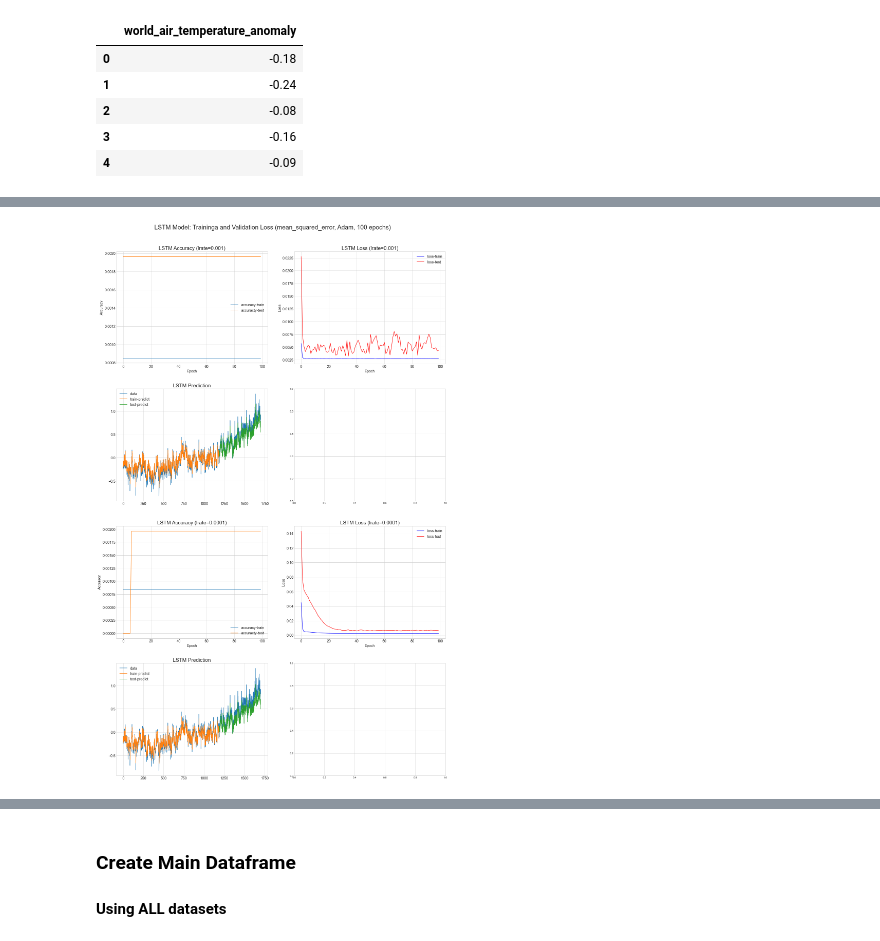
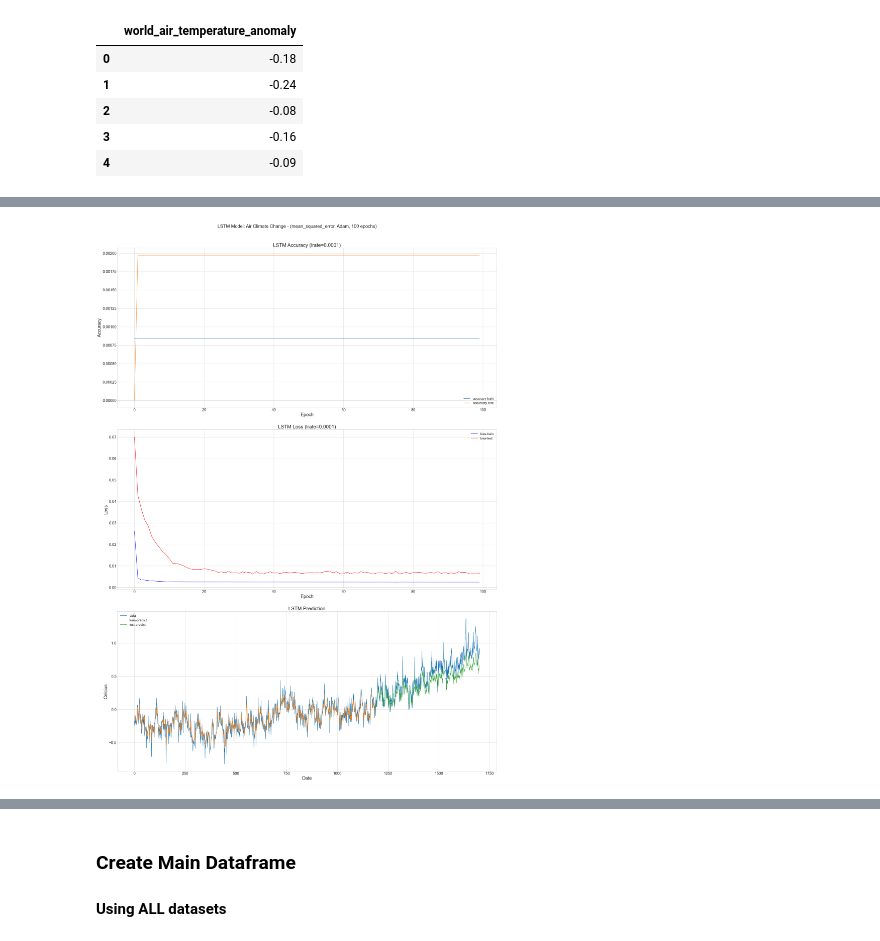
Before and after one commit to raymondj-pace/CS673-conf, a Jupyter notebook: CS673-Conf.ipynb, the cells around one changed output, grey strips where cells are left out. Drawn from its saved outputs; the diff is of its cells as text; code cells hidden in the pictures.

Commit message:
Needs some work on the X-lables, reshape on lookback, score not in corect format when lookback is greater than 1

```diff
--- a/CS673-Conf.ipynb
+++ b/CS673-Conf.ipynb
@@ -18,10 +26,10 @@ from tensorflow.keras.optimizers import Adam
 # %%
 data_dir = './data/'
+tb_dir = './tensorboard'
+models_dir = './models/'
 
-fig_x = 20
-fig_y = 30
-
-BATCH_SIZE = 1
+fig_x = 30
+fig_y = 40
 
 learning_rates = [1.0, 0.1, 0.01, 0.001, 0.0001, 0.00001, 0.000001, 0.0000001]
 # %%
@@ -159,20 +172,25 @@ def create_lstm_model(trainX, trainY, testX, testY, lrate, loss_type, epochs):
 
     return history, model
 # %%
-#
-# Try different learning rates for Adam
-#
+learning_rates = [0.0001]
 
 plt.style.use('seaborn-whitegrid')
-f, ax = plt.subplots(len(learning_rates) * 2, 2, figsize=(fig_x, fig_y));
+f, ax = plt.subplots(len(learning_rates) * 3, 1, figsize=(fig_x, fig_y));
 
 row = 0
 col = 0
 cnt = 0
 
+
+batch_size = 1
+loss_type = 'mean_squared_error'
+
 for lrate in learning_rates:
 
-    history_lstm, lstm_model = create_lstm_model(trainX, trainY, testX, testY, lrate, 'mean_squared_error', 100)
+    cnt += 1
+
+    history_lstm, lstm_model = create_lstm_model(trainX, trainY, testX, testY, lrate, loss_type, 100, look_back, batch_size)
+    lstm_model.save('./models/lstm_model_' + str(cnt))
 
     #
     # Predictions
@@ -196,67 +214,70 @@ for lrate in learning_rates:
     testScore = math.sqrt(mean_squared_error(testY_orig[0], testPredict[:,0]))
     print('Test Score: %.2f RMSE' % (testScore))
 
+
     #
+    # Fix up plotting arrays
+    # TODO: Adjust x-value arrays for dates
+    #
+
     # shift train predictions for plotting
-    #
     trainPredictPlot = numpy.empty_like(dataset)
     trainPredictPlot[:, :] = numpy.nan
     trainPredictPlot[look_back:len(trainPredict)+look_back, :] = trainPredict
+    print(len(trainPredict))
+    print(len(trainPredictPlot))
 
-    #
     # shift test predictions for plotting
-    #
     testPredictPlot = numpy.empty_like(dataset)
     testPredictPlot[:, :] = numpy.nan
     testPredictPlot[len(trainPredict)+(look_back*2)+1:len(dataset)-1, :] = testPredict
+    print(len(testPredict))
+    print(len(testPredictPlot))
 
-    if col == 2:
-        col = 0
-        row += 1
 
     epochs = range(len(history_lstm.history['loss']))
 
-    ax[row,col].plot(epochs, history_lstm.history['accuracy'], label='accuracy-train')
-    ax[row,col].plot(epochs, history_lstm.history['val_accuracy'], label='accuracty-test')
-    ax[row,col].set_title('LSTM Accuracy (lrate=' + str(lrate) + ')', fontsize=20)
-    ax[row,col].legend(fontsize='x-large')
-    ax[row,col].tick_params(axis='both', labelsize=14)
-    ax[row,col].set_xlabel('Epoch', fontsize=14)
-    ax[row,col].set_ylabel('Accuracy', fontsize=14)
+    ax[row].plot(epochs, history_lstm.history['accuracy'], label='accuracy-train')
+    ax[row].plot(epochs, history_lstm.history['val_accuracy'], label='accuracty-test')
+    ax[row].set_title('LSTM Accuracy (lrate=' + str(lrate) + ')', fontsize=26)
+    ax[row].legend(fontsize='xx-large')
+    ax[row].tick_params(axis='both', labelsize=20)
+    ax[row].set_xlabel('Epoch', fontsize=24)
+    ax[row].set_ylabel('Accuracy', fontsize=24)
 
-    col += 1
+    row += 1
 
-    ax[row,col].plot(epochs, history_lstm.history['loss'], "b", label='loss-train')
-    ax[row,col].plot(epochs, history_lstm.history['val_loss'], "r", label='loss-test')
-    ax[row,col].set_title('LSTM Loss (lrate=' + str(lrate) + ')', fontsize=20)
-    ax[row,col].legend(fontsize='x-large')
-    ax[row,col].tick_params(axis='both', labelsize=14)
-    ax[row,col].set_xlabel('Epoch', fontsize=14)
-    ax[row,col].set_ylabel('Loss', fontsize=14)
+    ax[row].plot(epochs, history_lstm.history['loss'], "b", label='loss-train')
+    ax[row].plot(epochs, history_lstm.history['val_loss'], "r", label='loss-test')
+    ax[row].set_title('LSTM Loss (lrate=' + str(lrate) + ')', fontsize=26)
+    ax[row].legend(fontsize='xx-large')
+    ax[row].tick_params(axis='both', labelsize=20)
+    ax[row].set_xlabel('Epoch', fontsize=24)
+    ax[row].set_ylabel('Loss', fontsize=24)
 
-    col += 1
+    row += 1
 
     #
     # Plot predictions
     #
+    ax[row].plot(scaler.inverse_transform(dataset), label="data")  # Blue
+    ax[row].plot(trainPredictPlot, label='train-predict')  # Orange
+    ax[row].plot(testPredictPlot, label='test-predict')   # Green
+    ax[row].set_title('LSTM Prediction', fontsize=26)
+    ax[row].legend(fontsize='xx-large')
+    ax[row].tick_params(axis='both', labelsize=20)
+    ax[row].set_xlabel('Date', fontsize=24)
+    ax[row].set_ylabel('Celcius', fontsize=24)
 
     row += 1
 
-    ax[row,0].plot(scaler.inverse_transform(dataset), label="data")  # Blue
-    ax[row,0].plot(trainPredictPlot, label='train-predict')  # Orange
-    ax[row,0].plot(testPredictPlot, label='test-predict')   # Green
-    ax[row,0].set_title('LSTM Prediction', fontsize=20)
-    ax[row,0].legend(fontsize='x-large')
-    ax[row,0].tick_params(axis='both', labelsize=14)
-    ax[row,0].set_xlabel('', fontsize=14)
-    ax[row,0].set_ylabel('', fontsize=14)
-
-    #score_lstm = lstm_model.evaluate(testX, testY, verbose=1)
-    #print('Loss: {}'.format(score_lstm[0]))
-    #print('Accuracy: {}'.format(score_lstm[1]*100))
+    score_lstm = lstm_model.evaluate(testX, testY, verbose=1)
+    print("\n")
+    print('Loss: {}'.format(score_lstm[0]))
+    print('Accuracy: {}'.format(score_lstm[1]*100))
 
 f.tight_layout(pad=4.0);
-f.suptitle('LSTM Model: Air Climate Change - Traininga and Validation Loss (mean_squared_error, Adam, 100 epochs)', y=1.02, fontsize=24)
+f.suptitle('LSTM Model: Air Climate Change - (mean_squared_error, Adam, 100 epochs)', y=1.02, fontsize=24)
 plt.show();
 # %% [output]
 Epoch 1/100
@@ -279 +315 @@ Test Score: 0.18 RMSE
-[figure, old version]
+[figure, new version]
```
Also changed, not shown: parts of 21 cells of this notebook.
